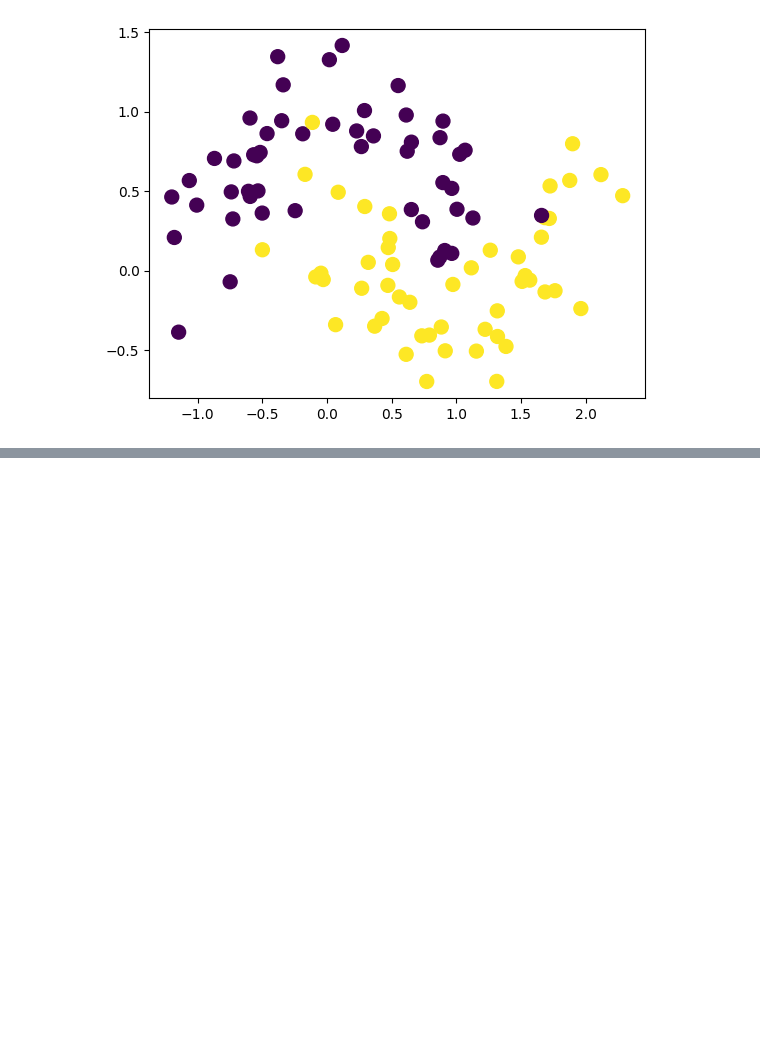
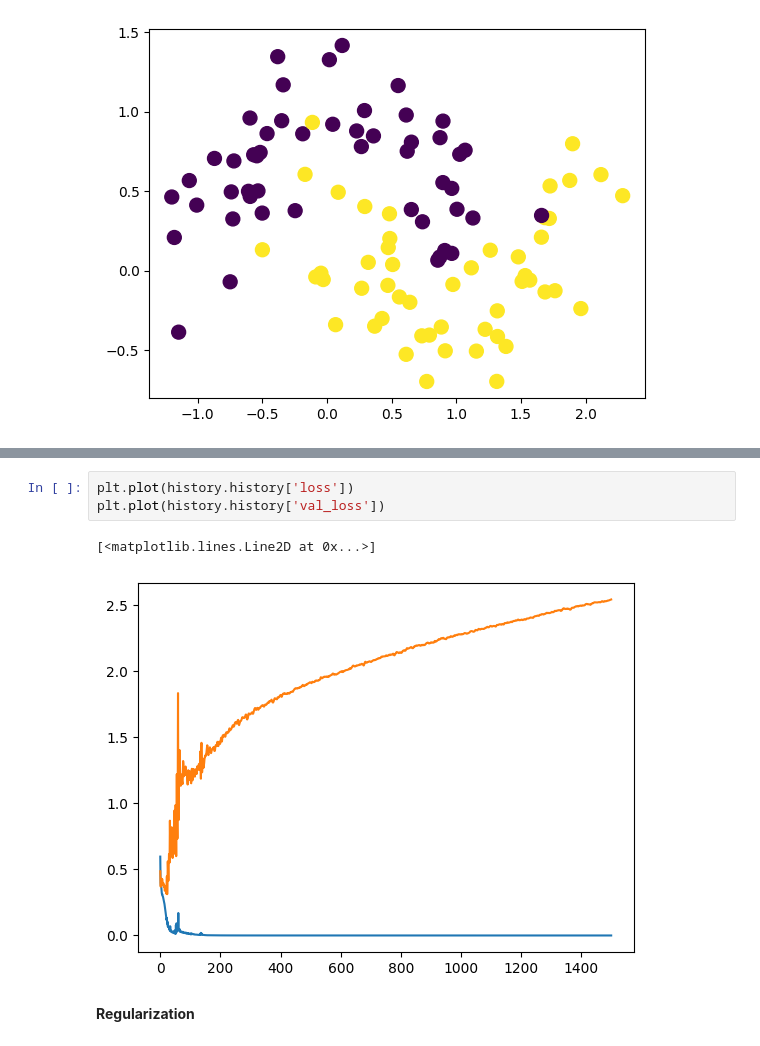
Before and after one commit to ajaykumar080286/DeepLearning, a Jupyter notebook: RegularizationL2.ipynb, the cells around one changed output, grey strips where cells are left out. Cells and saved outputs as stored; diff of their text form; blank space fills up the shorter version.

```diff
--- a/RegularizationL2.ipynb
+++ b/RegularizationL2.ipynb
@@ -24,0 +65,8 @@ plt.scatter(X[:,0], X[:,1],c=y,s=100)
+# %%
+plt.plot(history.history['loss'])
+plt.plot(history.history['val_loss'])
+# %% [output]
+[<matplotlib.lines.Line2D at 0x...>]
+[figure, added]
+# %% [markdown]
+**Regularization**
```
Also changed, not shown: parts of 18 cells of this notebook.
